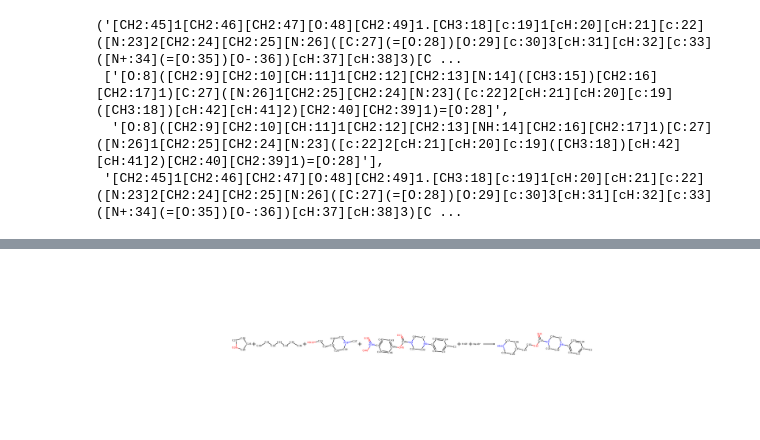
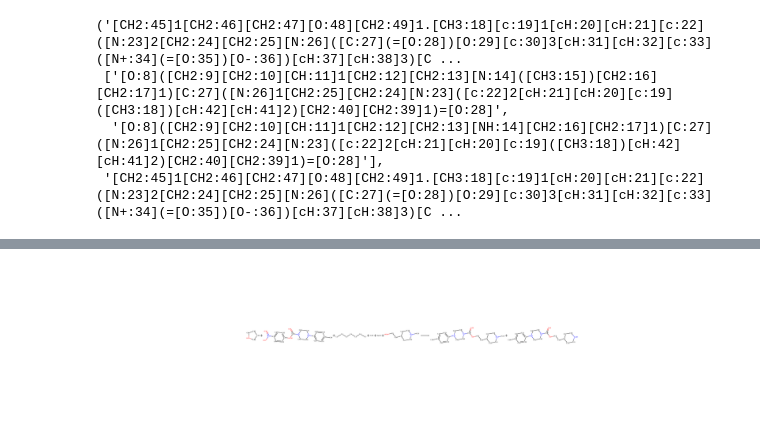
Before and after one commit to sophie-spectacular/spectacular-atom-mapper, a Jupyter notebook: test.ipynb, the cells around one changed output, grey strips where cells are left out. Drawn from its saved outputs; the diff is of its cells as text; code cells hidden in the pictures.

```diff
--- a/test.ipynb
+++ b/test.ipynb
@@ -138,9 +138,3 @@ consistent_mapping([reaction3, reaction4])
  ['[O:8]([CH2:9][CH2:10][CH:11]1[CH2:12][CH2:13][N:14]([CH3:15])[CH2:16][CH2:17]1)[C:27]([N:26]1[CH2:25][CH2:24][N:23]([c:22]2[cH:21][cH:20][c:19]([CH3:18])[cH:42][cH:41]2)[CH2:40][CH2:39]1)=[O:28]',
   '[O:8]([CH2:9][CH2:10][CH:11]1[CH2:12][CH2:13][NH:14][CH2:16][CH2:17]1)[C:27]([N:26]1[CH2:25][CH2:24][N:23]([c:22]2[cH:21][cH:20][c:19]([CH3:18])[cH:42][cH:41]2)[CH2:40][CH2:39]1)=[O:28]'],
  '[CH2:45]1[CH2:46][CH2:47][O:48][CH2:49]1.[CH3:18][c:19]1[cH:20][cH:21][c:22]([N:23]2[CH2:24][CH2:25][N:26]([C:27](=[O:28])[O:29][c:30]3[cH:31][cH:32][c:33]([N+:34](=[O:35])[O-:36])[cH:37][cH:38]3)[C ...
-# %%
-from rdkit import Chem
-from rdkit.Chem import Draw
-from rdkit.Chem import rdChemReactions
-reaction = rdChemReactions.ReactionFromSmarts('[CH2:26]1[CH2:27][CH2:28][O:29][CH2:30]1.[CH3:31][CH2:32][CH2:33][CH2:34][CH2:35][CH2:36][CH3:37].[OH:12][CH2:13][CH2:14][CH:15]1[CH2:16][CH2:17][N:18]([CH3:19])[CH2:20][CH2:21]1.[CH3:1][c:2]1[cH:3][cH:4][c:5]([N:6]2[CH2:7][CH2:8][N:9]([C:10](=[O:11])[O:45][c:44]3[cH:43][cH:42][c:41]([N+:39](=[O:38])[O-:40])[cH:47][cH:46]3)[CH2:22][CH2:23]2)[cH:24][cH:25]1.[H-:48].[Na+:49]>>[CH3:1][c:2]1[cH:3][cH:4][c:5]([N:6]2[CH2:7][CH2:8][N:9]([C:10](=[O:11])[O:12][CH2:13][CH2:14][CH:15]3[CH2:16][CH2:17][N:18]([CH3:19])[CH2:20][CH2:21]3)[CH2:22][CH2:23]2)[cH:24][cH:25]1', useSmiles=True)
-display(Draw.ReactionToImage(reaction, subImgSize=(400, 800)))
@@ -149,11 +141,11 @@ display(Draw.ReactionToImage(reaction, subImgSize=(400, 800)))
-# %%
-from rdkit import Chem
-from rdkit.Chem import Draw
-from rdkit.Chem import rdChemReactions
-reaction = rdChemReactions.ReactionFromSmarts('[CH2:25]1[CH2:26][CH2:27][O:28][CH2:29]1.[CH3:30][CH2:31][CH2:32][CH2:33][CH2:34][CH2:35][CH3:36].[OH:12][CH2:13][CH2:14][CH:15]1[CH2:16][CH2:17][N:18]([CH3:37])[CH2:19][CH2:20]1.[CH3:1][c:2]1[cH:3][cH:4][c:5]([N:6]2[CH2:7][CH2:8][N:9]([C:10](=[O:11])[O:45][c:44]3[cH:43][cH:42][c:41]([N+:39](=[O:38])[O-:40])[cH:47][cH:46]3)[CH2:21][CH2:22]2)[cH:23][cH:24]1.[H-:48].[Na+:49]>>[CH3:1][c:2]1[cH:3][cH:4][c:5]([N:6]2[CH2:7][CH2:8][N:9]([C:10](=[O:11])[O:12][CH2:13][CH2:14][CH:15]3[CH2:16][CH2:17][NH:18][CH2:19][CH2:20]3)[CH2:21][CH2:22]2)[cH:23][cH:24]1', useSmiles=True)
-display(Draw.ReactionToImage(reaction, subImgSize=(400, 800)))
-# %% [output]
-[figure, removed]
+# %%
+from rdkit import Chem
+from rdkit.Chem import Draw
+from rdkit.Chem import rdChemReactions
+reaction = rdChemReactions.ReactionFromSmarts('[CH2:44]1[CH2:45][CH2:46][O:47][CH2:48]1.[CH3:19][c:20]1[cH:21][cH:22][c:23]([N:24]2[CH2:25][CH2:26][N:27]([C:28](=[O:29])[O:30][c:31]3[cH:32][cH:33][c:34]([N+:35](=[O:36])[O-:37])[cH:38][cH:39]3)[CH2:40][CH2:41]2)[cH:42][cH:43]1.[CH3:1][CH2:2][CH2:3][CH2:4][CH2:5][CH2:6][CH3:7].[H-:49].[Na+:18].[OH:8][CH2:9][CH2:10][CH:11]1[CH2:12][CH2:13][N:14]([CH3:15])[CH2:16][CH2:17]1>>[O:8]([CH2:9][CH2:10][CH:11]1[CH2:12][CH2:13][N:14]([CH3:15])[CH2:16][CH2:17]1)[C:28]([N:27]1[CH2:26][CH2:25][N:24]([c:23]2[cH:22][cH:21][c:20]([CH3:19])[cH:43][cH:42]2)[CH2:41][CH2:40]1)=[O:29].[O:8]([CH2:9][CH2:10][CH:11]1[CH2:12][CH2:13][NH:14][CH2:16][CH2:17]1)[C:28]([N:27]1[CH2:26][CH2:25][N:24]([c:23]2[cH:22][cH:21][c:20]([CH3:19])[cH:43][cH:42]2)[CH2:41][CH2:40]1)=[O:29]', useSmiles=True)
+display(Draw.ReactionToImage(reaction, subImgSize=(600, 1200)))
+# %% [output]
+[figure, added]
 # %%
 from utils import unmap_smiles
 
```
Also changed, not shown: parts of 5 cells of this notebook, 3 other files.
